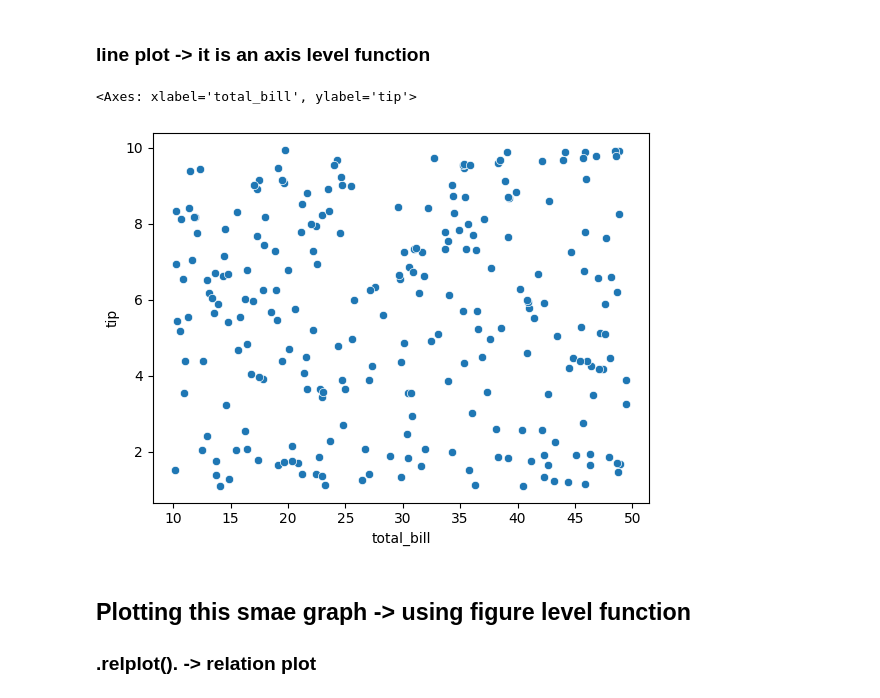
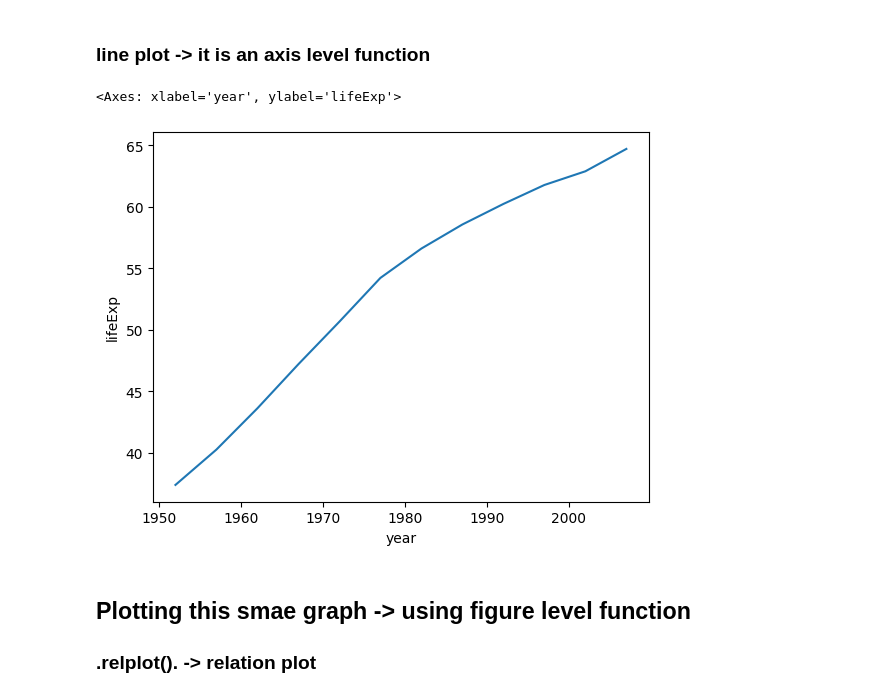
Before and after one commit to mohitjaryal/seaborn, a Jupyter notebook: Relational-Plot/linePlot.ipynb, the cells around one changed output. Drawn from its saved outputs; the diff is of its cells as text; code cells hidden in the pictures.

```diff
--- a/Relational-Plot/linePlot.ipynb
+++ b/Relational-Plot/linePlot.ipynb
@@ -30,10 +30,10 @@ ind
 # %% [markdown]
 ### line plot -> it is an axis level function
 # %%
-sns.lineplot()
+sns.lineplot(data=ind,x='year',y='lifeExp')
 # %% [output]
-<Axes: xlabel='total_bill', ylabel='tip'>
+<Axes: xlabel='year', ylabel='lifeExp'>
-[figure, old version]
+[figure, new version]
 # %% [markdown]
 ## Plotting this smae graph -> using figure level function
 ### .relplot().  -> relation plot
```
